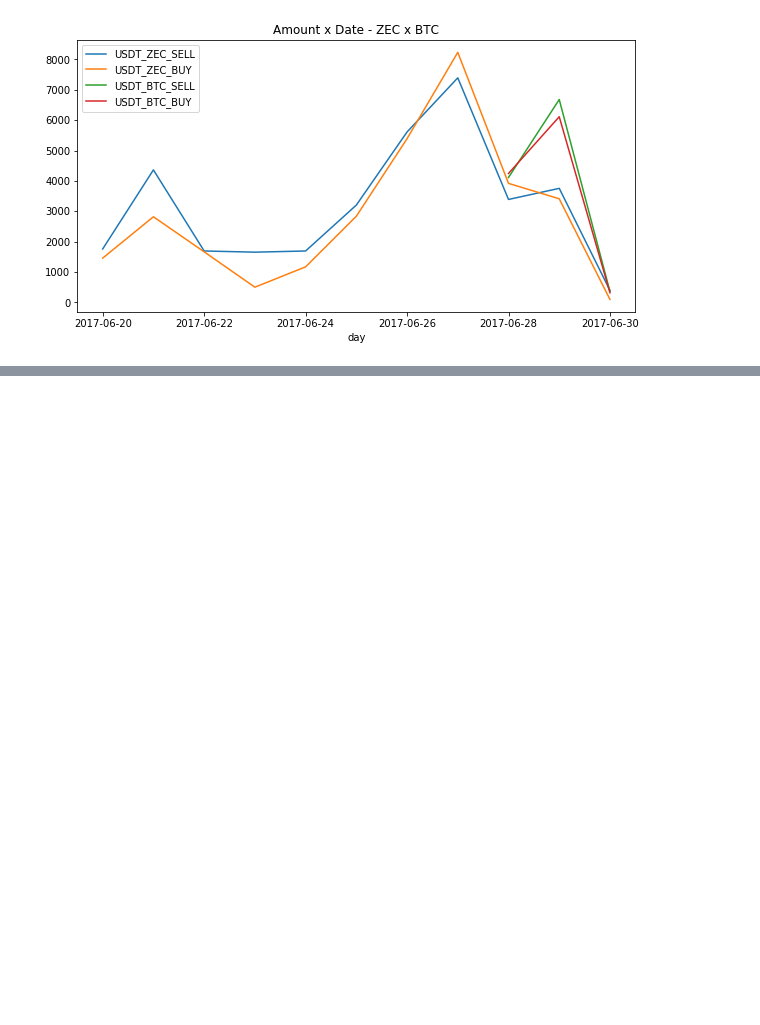
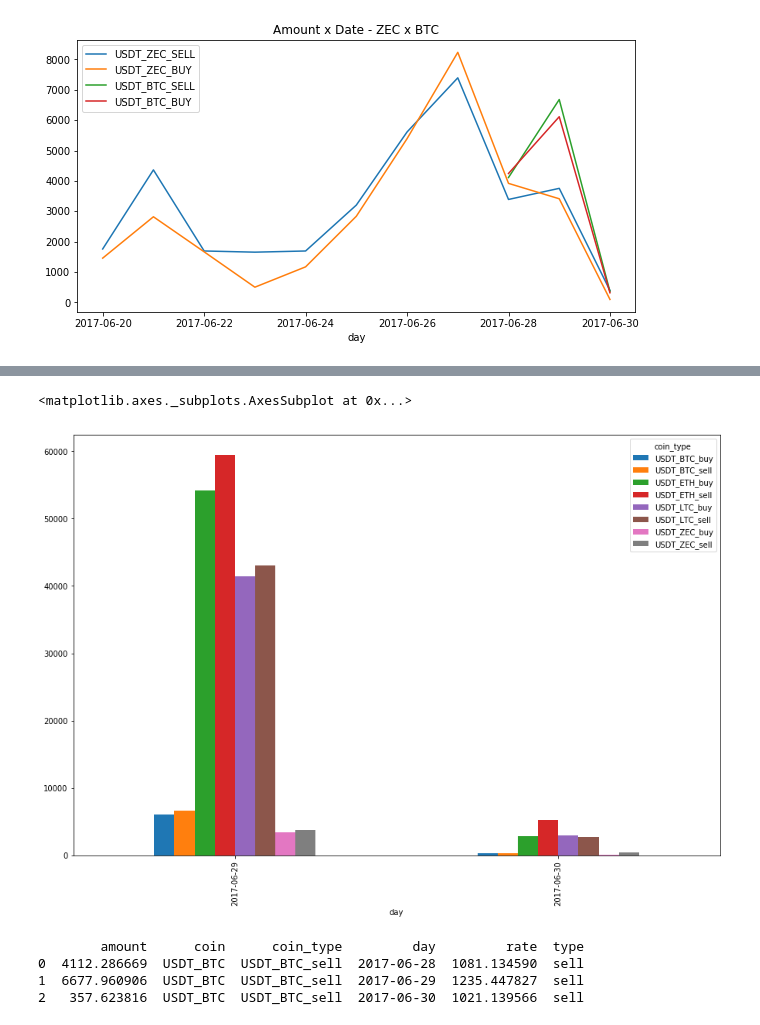
Before and after one commit to nikolasmagno/btc-alt, a Jupyter notebook: NTB-OPERACAO.ipynb, the cells around one changed output, grey strips where cells are left out. Cells and saved outputs as stored; diff of their text form; code cells hidden in the pictures; blank space fills up the shorter version.

```diff
--- a/NTB-OPERACAO.ipynb
+++ b/NTB-OPERACAO.ipynb
@@ -281,0 +234,20 @@ day
+# %%
+
+datas = novo_df.date.unique()
+data_queda = []
+btc_queda = []
+btc_queda_df = pd.DataFrame([])
+
+
+for data in datas:
+    group = novo_df[novo_df.date == data]
+    btc_result = group[group.coin == 'USDT_BTC' ]
+    if not btc_result.empty  :
+        #print('tem btc')
+        sell_amount = btc_result[btc_result.type == 'sell']
+        buy_amount = btc_result[btc_result.type == 'buy']
+
+        if sell_amount.amount.sum() > buy_amount.amount.sum() :
+            data_queda.append(btc_result.date.tolist()[0])
+
+print(data_queda)
@@ -281,0 +256,3 @@ day
+# %%
+dt_periodo_queda_btc = novo_df[novo_df.date.isin(data_queda)]
+dt_periodo_queda_btc.head()
@@ -281,0 +279,44 @@ day
+# %%
+dt_periodo_queda_btc.pivot(columns='coin_type', values='amount').plot(kind='bar', figsize=(15,10))
+# %% [output]
+<matplotlib.axes._subplots.AxesSubplot at 0x...>
+[figure, added]
+# %%
+
+#datas = n_dt.date.unique()
+btc_queda = []
+btc_queda_df = pd.DataFrame([])
+
+
+for name,group in n_dt:
+    btc_result = group[group.coin == 'USDT_BTC']
+    if not btc_result.empty  :
+        #print('tem btc')
+        sell_amount = btc_result[btc_result.type == 'sell']
+        buy_amount = btc_result[btc_result.type == 'buy']
+
+        if sell_amount.amount.sum() > buy_amount.amount.sum() :
+            #print(btc_result)
+            #btc_queda.append(btc_result)
+            #print(sell_amount.date.unique())
+            #print('venda maior que compra')
+             nv = {}
+             nv['day'] = group.date.tolist()[0]
+             nv['coin'] = group.coin.tolist()[0]
+             nv['coin_type'] = group.coin.tolist()[0]+'_'+group.type.tolist()[0]
+             nv['amount'] = group.amount.sum()
+             nv['rate'] = group.rate.mean()
+             nv['type'] = group.type.tolist()[0]
+             btc_queda.append(nv)
+
+
+btc_queda_df = pd.DataFrame(btc_queda)
+#btc_queda_df.set_index('data', inplace=True)
+
+#btc_queda_df.head()
+print(btc_queda_df)
+# %% [output]
+        amount      coin      coin_type         day         rate  type
+0  4112.286669  USDT_BTC  USDT_BTC_sell  2017-06-28  1081.134590  sell
+1  6677.960906  USDT_BTC  USDT_BTC_sell  2017-06-29  1235.447827  sell
+2   357.623816  USDT_BTC  USDT_BTC_sell  2017-06-30  1021.139566  sell
```
Also changed, not shown: parts of 15 cells of this notebook.
